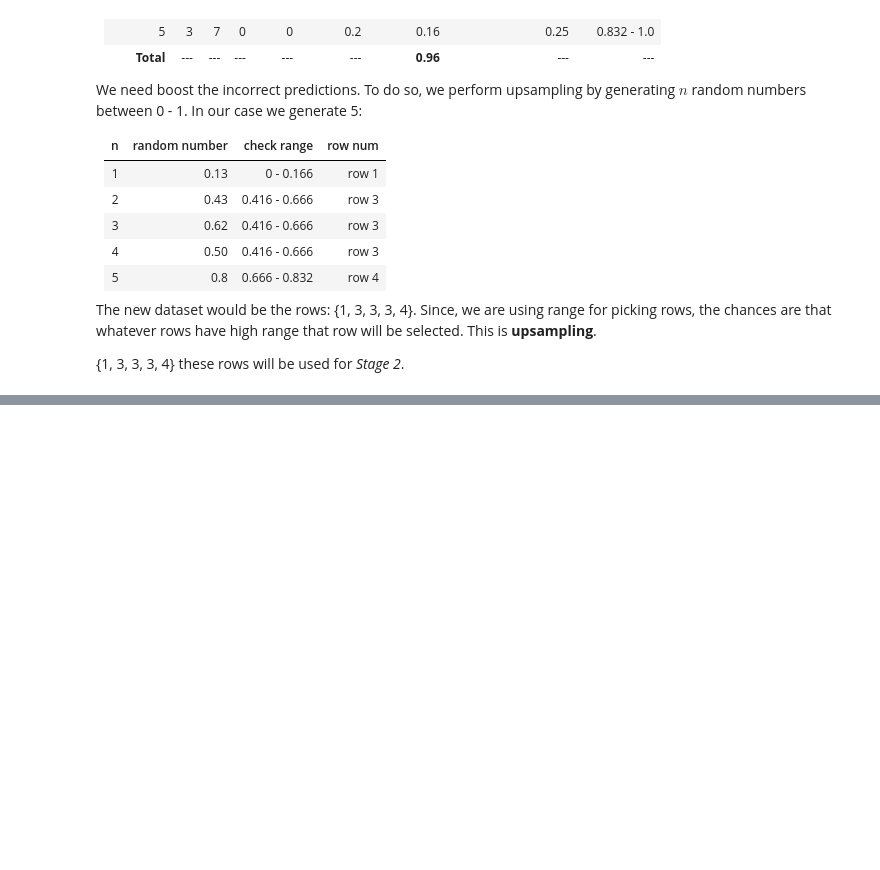
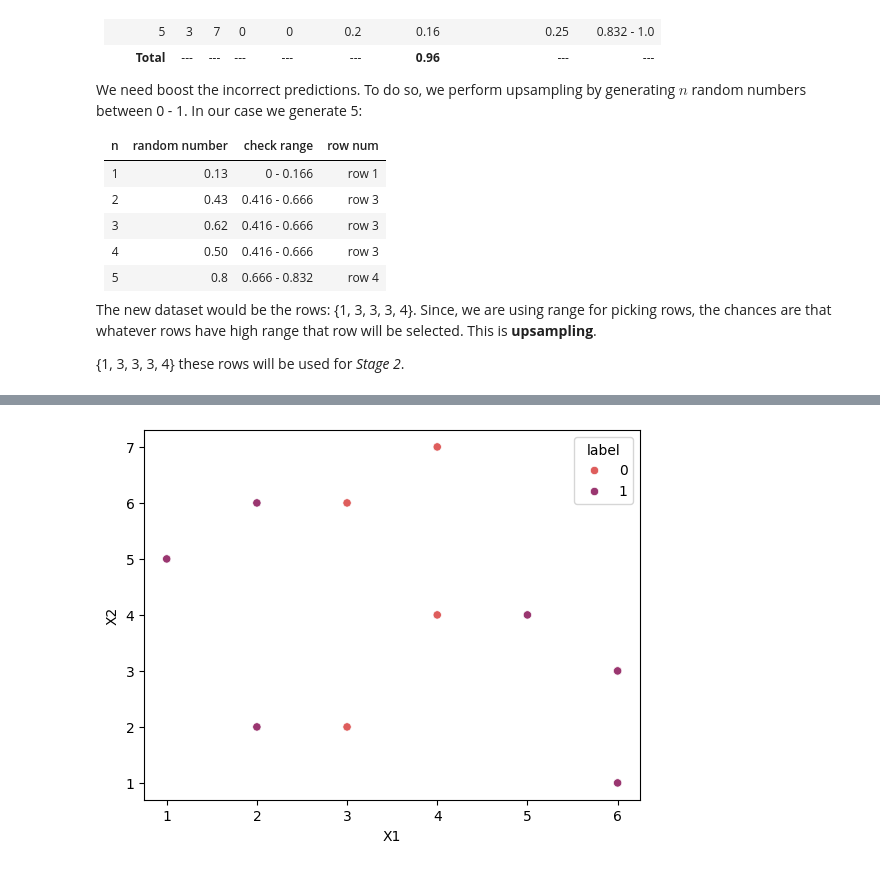
Before and after one commit to krutika-shimpi/MACHINE_LEARNING_MODELS, a Jupyter notebook: 08_EnsembleLearning/ML_ALGO_08_EnsembleLearning.ipynb, the cells around one changed output, grey strips where cells are left out. Drawn from its saved outputs; the diff is of its cells as text; code cells hidden in the pictures; blank space fills up the shorter version.

```diff
--- a/08_EnsembleLearning/ML_ALGO_08_EnsembleLearning.ipynb
+++ b/08_EnsembleLearning/ML_ALGO_08_EnsembleLearning.ipynb
@@ -600,0 +701,9 @@ The new dataset would be the rows: {1, 3, 3, 3, 4}. Since, we are using range fo
+# %%
+# Get the data
+data = { 'X1' : [1,2,3,3,4,2,4,5,6,6,6],
+         'X2' : [5,6,6,2,4,2,7,4,1,3,3],
+         'label' : [1,1,0,0,0,1,0,1,1,0,1]}
+
+# turn the data into a dataframe
+sample_data = pd.DataFrame(data)
+sample_data
@@ -600,0 +723,7 @@ The new dataset would be the rows: {1, 3, 3, 3, 4}. Since, we are using range fo
+# %%
+# Plot the data
+import seaborn as sns
+sns.scatterplot(x = sample_data['X1'], y = sample_data['X2'], hue = sample_data['label'], palette = 'flare')
+plt.show()
+# %% [output]
+[figure, added]
```
Also changed, not shown: parts of 10 cells of this notebook.
